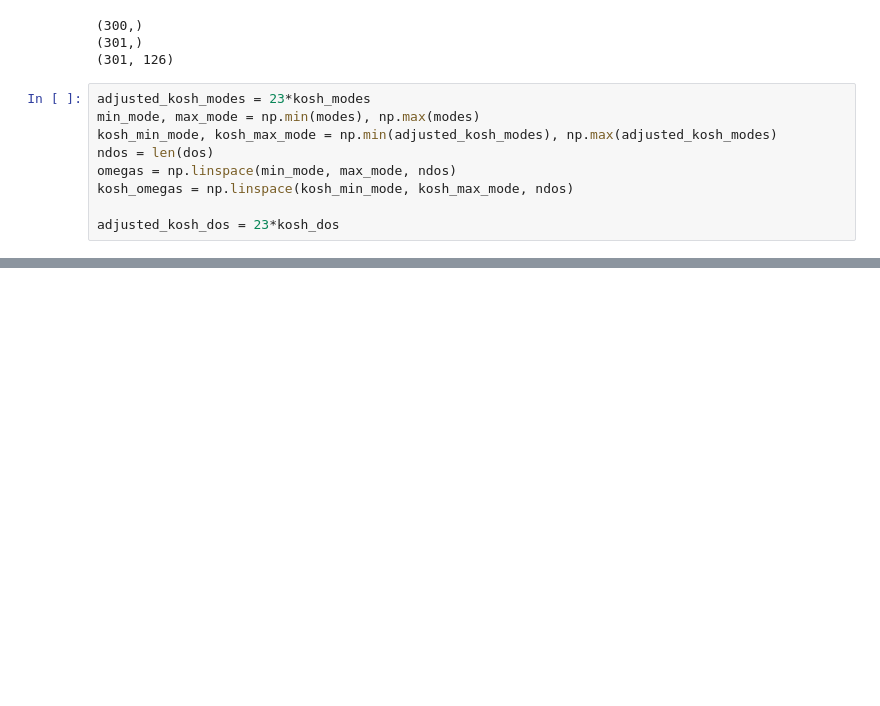
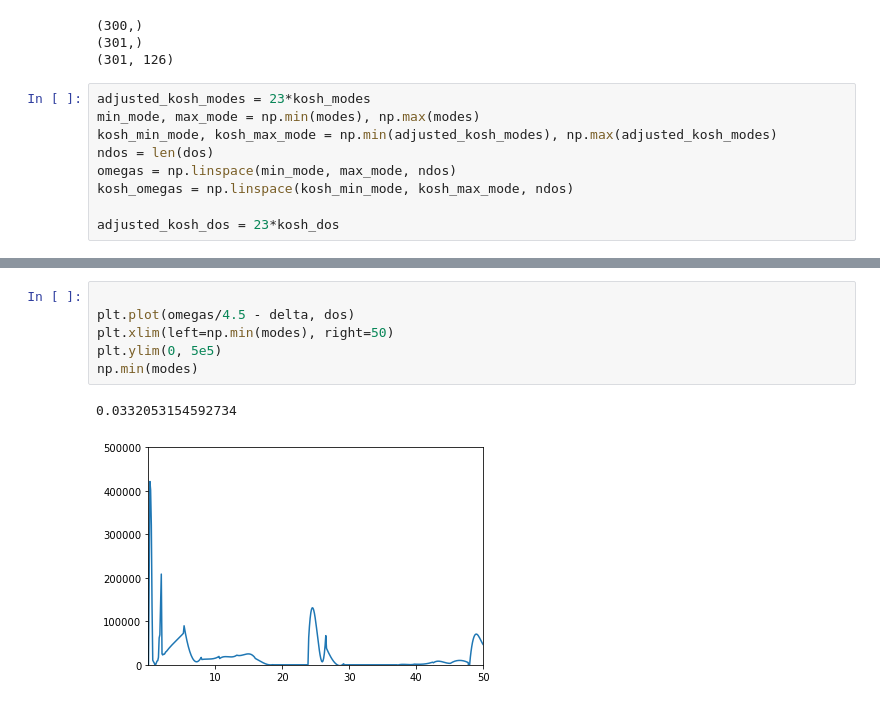
Before and after one commit to jz-lu/ml-ph, a Jupyter notebook: figure_makers/overlay.ipynb, the cells around one changed output, grey strips where cells are left out. Drawn from its saved outputs; the diff is of its cells as text; blank space fills up the shorter version.

```diff
--- a/figure_makers/overlay.ipynb
+++ b/figure_makers/overlay.ipynb
@@ -78,0 +81,9 @@ plt.show()
+# %%
+
+plt.plot(omegas/4.5 - delta, dos)
+plt.xlim(left=np.min(modes), right=50)
+plt.ylim(0, 5e5)
+np.min(modes)
+# %% [output]
+0.0332053154592734
+[figure, added]
```
Also changed, not shown: parts of 4 cells of this notebook, 3 other files.
